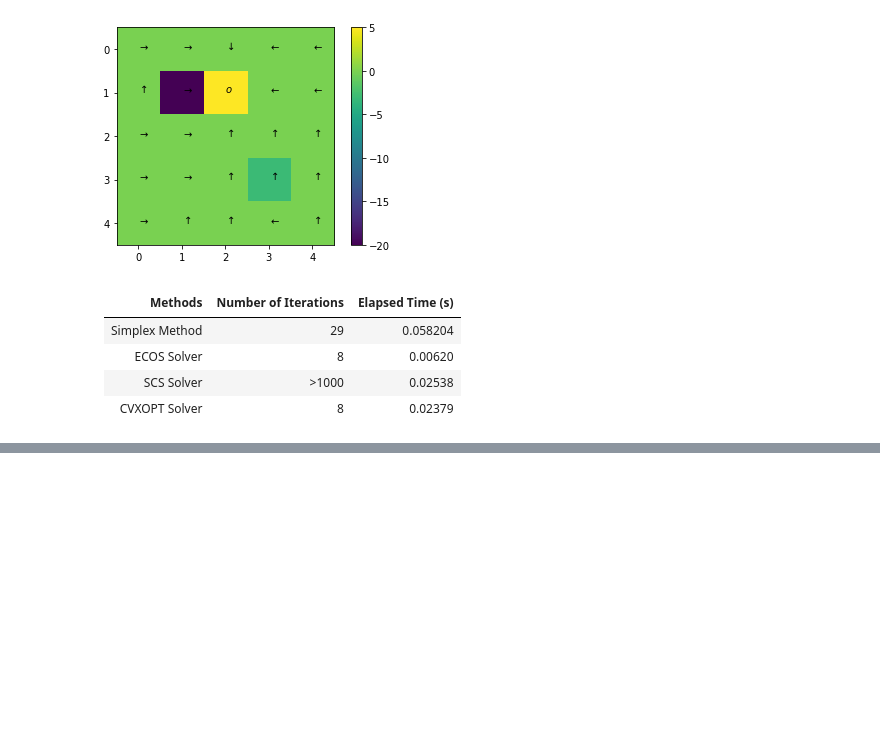
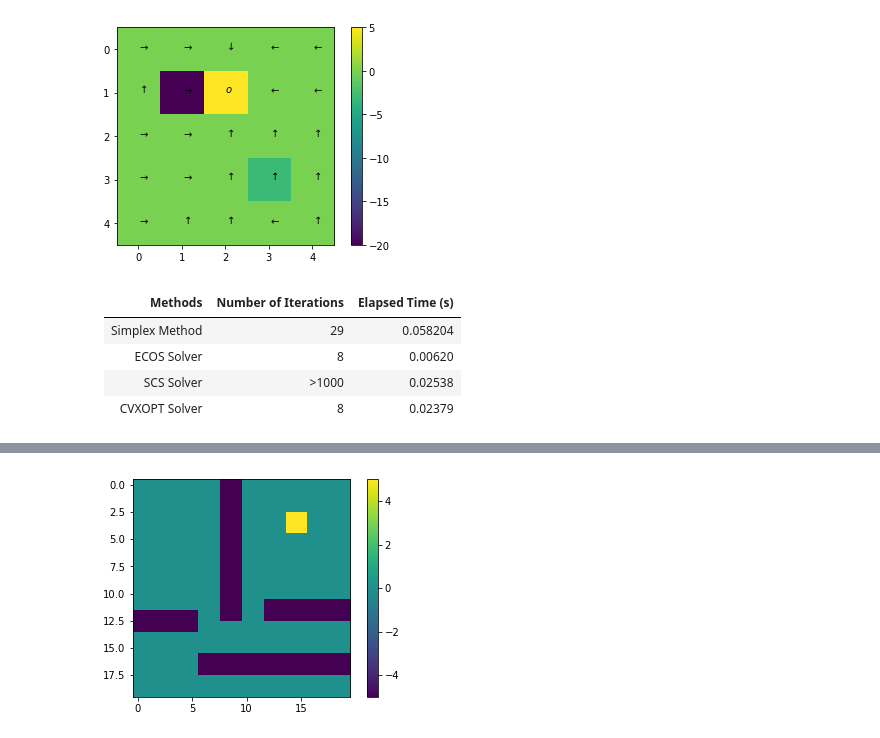
Before and after one commit to akhshah/cvxproj, a Jupyter notebook: GridWorld.ipynb, the cells around one changed output, grey strips where cells are left out. Saved outputs shown, nothing was run; the diff lists cells and outputs as text; code cells hidden in the pictures; blank space fills up the shorter version.

```diff
--- a/GridWorld.ipynb
+++ b/GridWorld.ipynb
@@ -1094,0 +1127,15 @@ elapsed_time_simplex = time.time() - start_time
+# %%
+rows,columns,prob,discount,tol=20,20,0.8,0.9,1e-7 # Parameters for the example
+reward=np.zeros((rows*columns,1))
+reward[46:60],reward[66:80]=-5*np.ones((14,1)),-5*np.ones((14,1))
+reward[120:126],reward[140:146]=-5*np.ones((6,1)), -5*np.ones((6,1))
+reward[152:160],reward[172:180]=-5*np.ones((8,1)), -5*np.ones((8,1))
+f=np.arange(148,408,20)
+f2=np.arange(149,409,20)
+reward[f],reward[f2]=-5*np.ones((13,1)),-5*np.ones((13,1))
+reward[314:316],reward[334:336]=5*np.ones((2,1)),5*np.ones((2,1))
+A,b,c,P_0=Primal_parameters_1(rows,columns,prob,reward,discount,tol) # Compute constraints
+A_c,b_c,c_c,P_0_c=Analytic_center_bounds(rows,columns,prob,reward,discount,tol) # Compute constraints
+Grid_Map(b[0:P_0.shape[1]], rows, columns)
+# %% [output]
+[figure, added]
```
Also changed, not shown: parts of 9 cells of this notebook.
